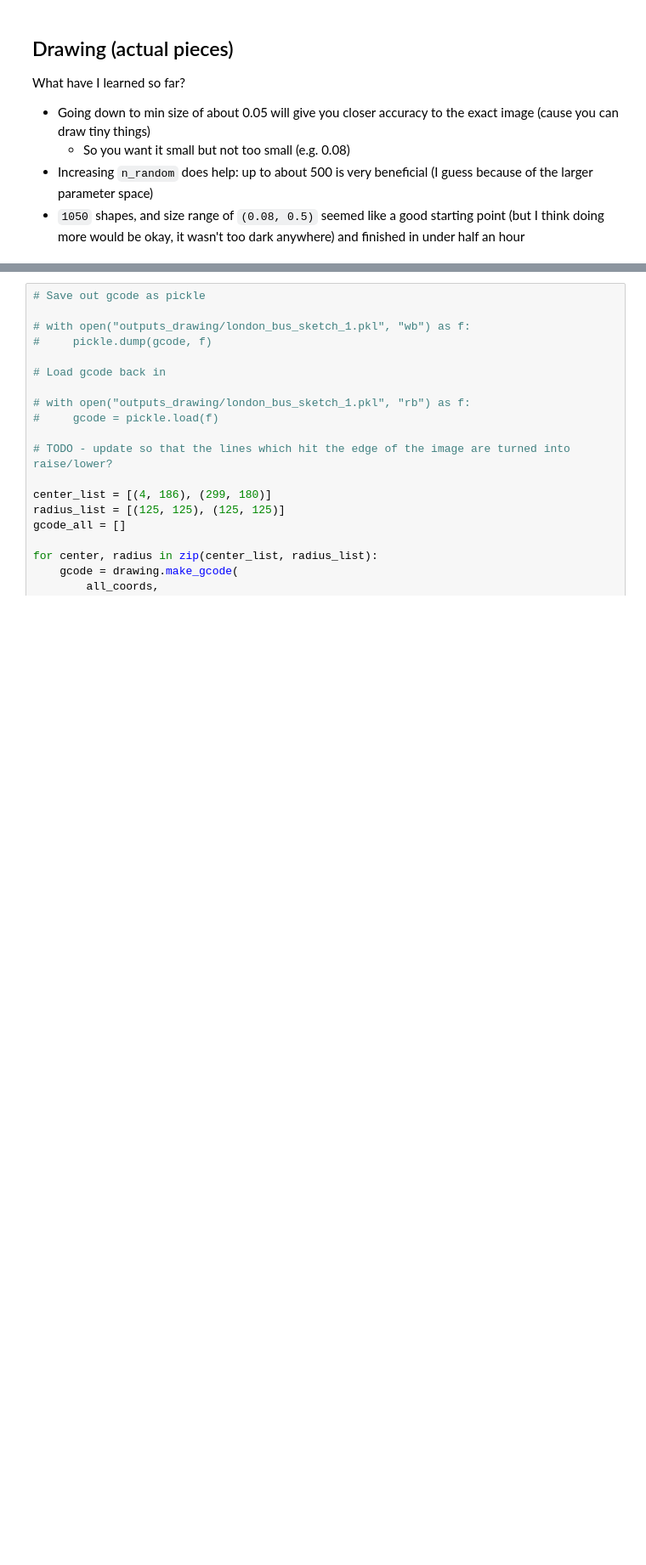
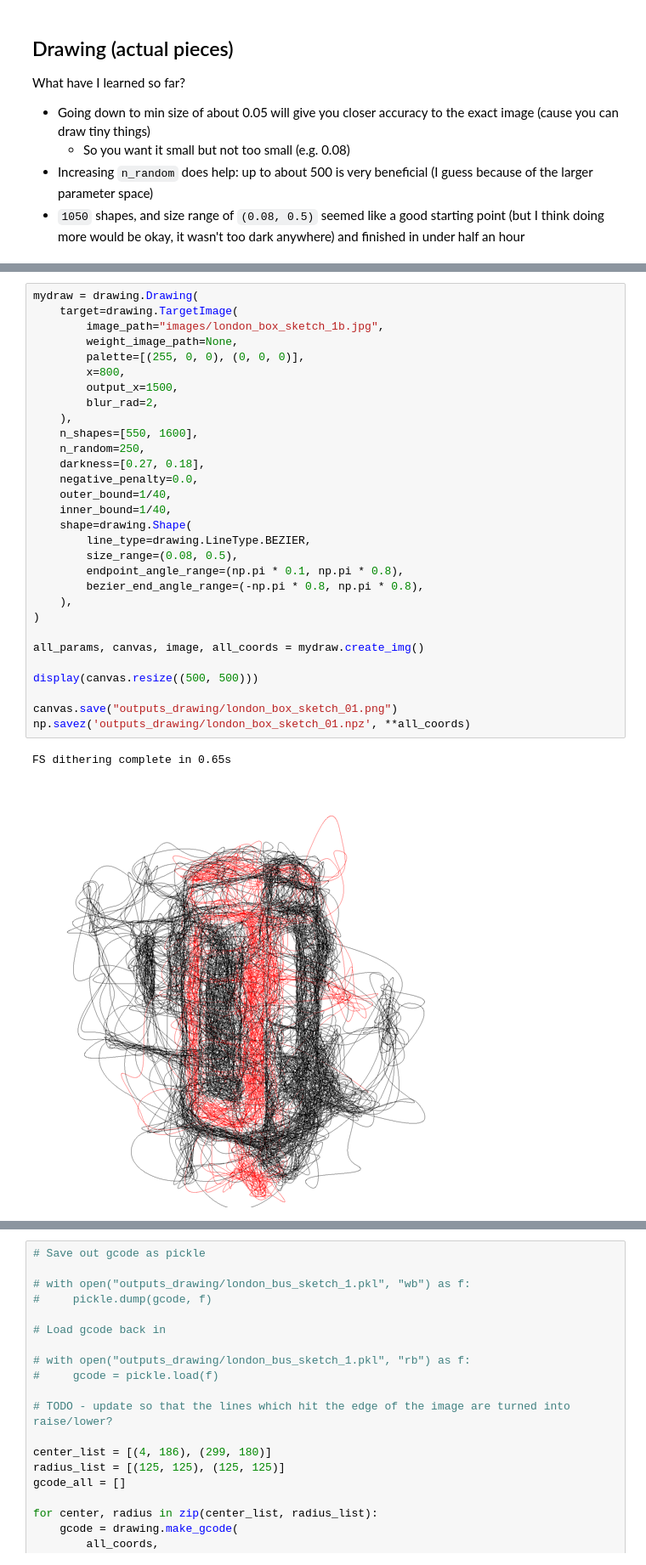
Before and after one commit to ptuan32501-pixel/computational-thread-art-v3, a Jupyter notebook: thread-art-drawing.ipynb, the cells around one changed output, grey strips where cells are left out. Shown at 85% size. Cells and saved outputs as stored; diff of their text form; blank space fills up the shorter version.

```diff
--- a/thread-art-drawing.ipynb
+++ b/thread-art-drawing.ipynb
@@ -52,3 +85,36 @@ What have I learned so far?
+# %%
+mydraw = drawing.Drawing(
+    target=drawing.TargetImage(
+        image_path="images/london_box_sketch_1b.jpg",
+        weight_image_path=None,
+        palette=[(255, 0, 0), (0, 0, 0)],
+        x=800,
+        output_x=1500,
+        blur_rad=2,
+    ),
+    n_shapes=[550, 1600],
+    n_random=250,
+    darkness=[0.27, 0.18],
+    negative_penalty=0.0,
+    outer_bound=1/40,
+    inner_bound=1/40,
+    shape=drawing.Shape(
+        line_type=drawing.LineType.BEZIER,
+        size_range=(0.08, 0.5),
+        endpoint_angle_range=(np.pi * 0.1, np.pi * 0.8),
+        bezier_end_angle_range=(-np.pi * 0.8, np.pi * 0.8),
+    ),
+)
+
+all_params, canvas, image, all_coords = mydraw.create_img()
+
+display(canvas.resize((500, 500)))
+
+canvas.save("outputs_drawing/london_box_sketch_01.png")
+np.savez('outputs_drawing/london_box_sketch_01.npz', **all_coords)
+# %% [output]
+FS dithering complete in 0.65s
+[figure, added]
 # %%
 mydraw = drawing.Drawing(
     target=drawing.TargetImage(
```
Also changed, not shown: parts of 8 cells of this notebook, 32 other files.
